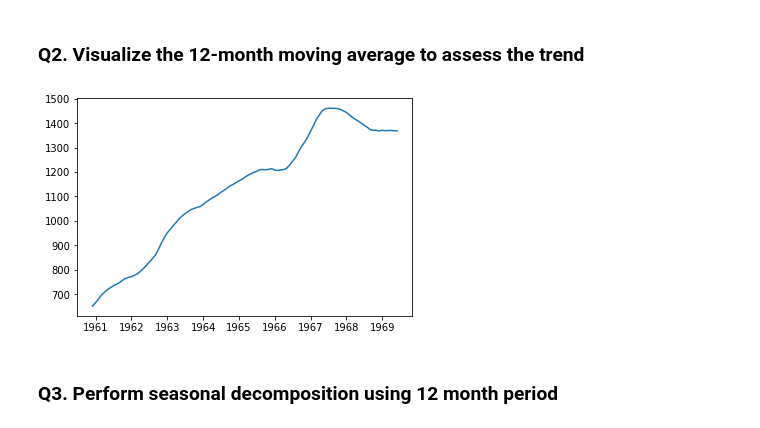
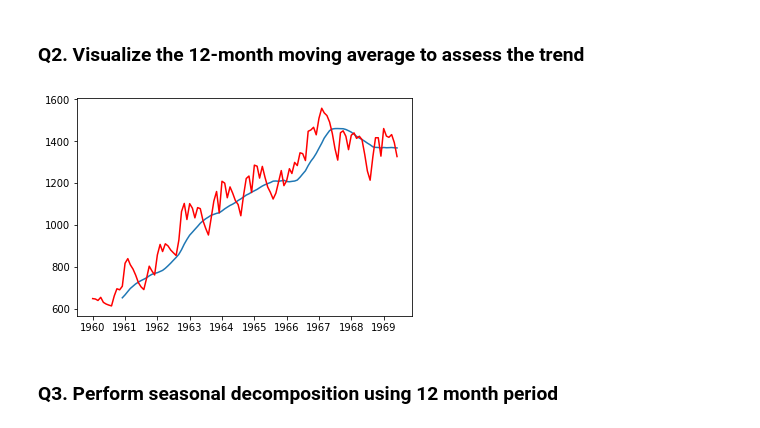
Before and after one commit to tharma3/ads, a Jupyter notebook: homework7_mrn291.ipynb, the cells around one changed output. Drawn from its saved outputs; the diff is of its cells as text; code cells hidden in the pictures.

```diff
--- a/homework7_mrn291.ipynb
+++ b/homework7_mrn291.ipynb
@@ -206,9 +303,11 @@ plt.ylabel('Riders');
 ### Q2. Visualize the 12-month moving average to assess the trend
 # %%
 rolling_mean = df.avgMonthlyRide.rolling(window=12).mean()
-plt.plot(df.month, rolling_mean);
+plt.plot(df.month, rolling_mean, label='Rolling 12 Month Average')
+plt.plot(df.month, df.avgMonthlyRide, color='red', label='Average Monthly Ridership')
+plt.show();
 # %% [output]
-[figure, old version]
+[figure, new version]
 # %% [markdown]
 ### Q3. Perform seasonal decomposition using 12 month period
 # %%
```
Also changed, not shown: parts of 36 cells of this notebook.
